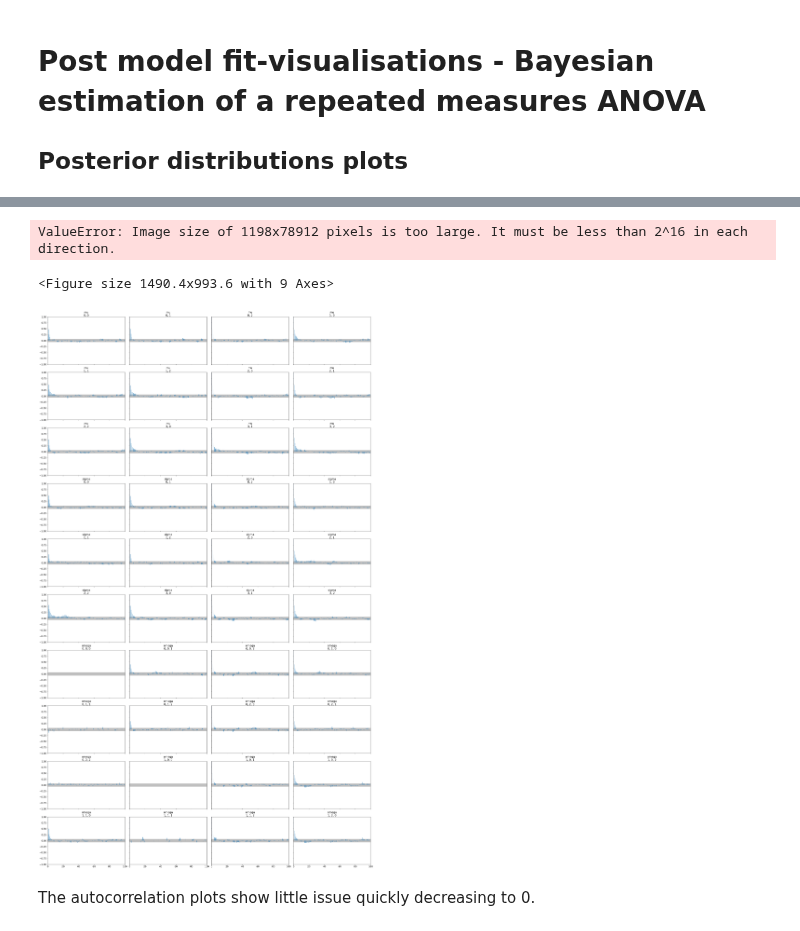
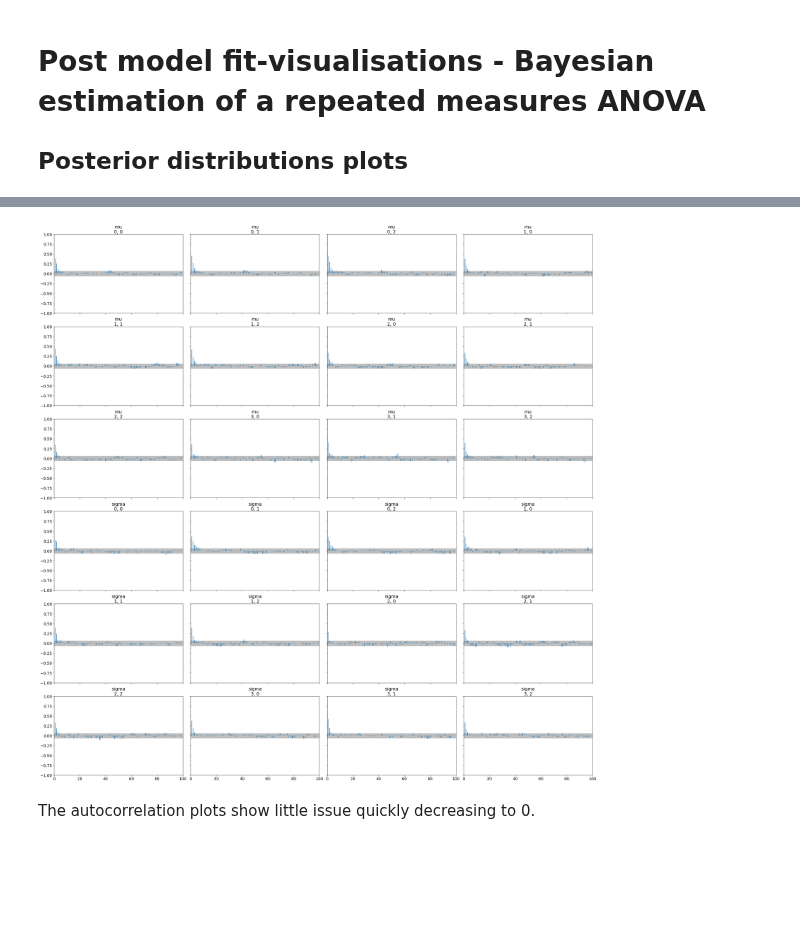
Before and after one commit to ebrlab/Statistical-methods-for-research-workers-bayes-for-psychologists-and-neuroscientists, a Jupyter notebook: wip/Within subject ANOVA.ipynb, the cells around one changed output, grey strips where cells are left out. Drawn from its saved outputs; the diff is of its cells as text; code cells hidden in the pictures; blank space fills up the shorter version.

```diff
--- a/wip/Within subject ANOVA.ipynb
+++ b/wip/Within subject ANOVA.ipynb
@@ -215,12 +214,7 @@ Sampling: 100% (6000/6000), done.
 # %%
-# az.plot_posterior(fit, var_names=("mu", "sigma"));
+az.plot_autocorr(fit, var_names=("mu", "sigma"));
 # %% [output]
-ValueError: Image size of 1198x78912 pixels is too large. It must be less than 2^16 in each direction.
-<Figure size 1490.4x993.6 with 9 Axes>
+[figure, added]
-# %%
-az.plot_autocorr(fit, var_names=("mu", "sigma", "omega"));
-# %% [output]
-[figure, removed]
 # %% [markdown]
 The autocorrelation plots show little issue quickly decreasing to 0.
 # %%
```
Also changed, not shown: parts of 33 cells of this notebook, 2 other files.
